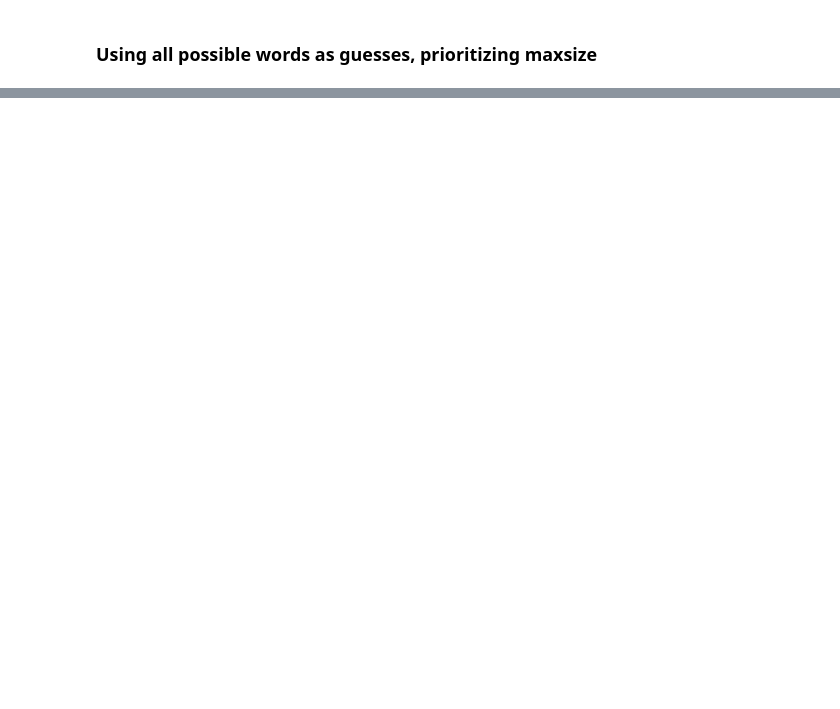
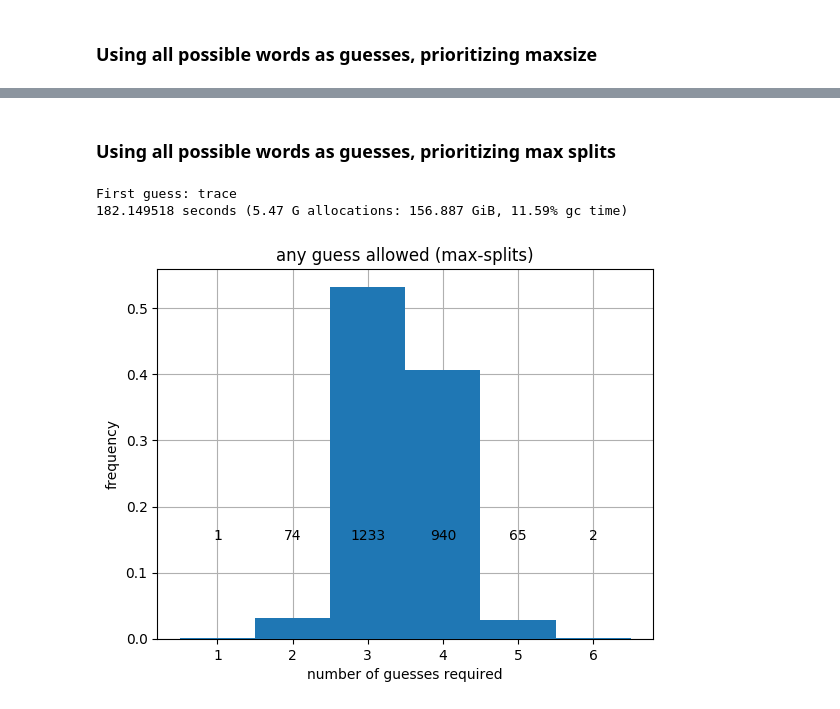
Before and after one commit to LaurentLessard/wordlesolver, a Jupyter notebook: performance.ipynb, the cells around one changed output, grey strips where cells are left out. Saved outputs shown, nothing was run; the diff lists cells and outputs as text; code cells hidden in the pictures; blank space fills up the shorter version.

```diff
--- a/performance.ipynb
+++ b/performance.ipynb
@@ -325,0 +178,15 @@ Statistics.mean(turns_all)
+# %% [markdown]
+### Using all possible words as guesses, prioritizing max splits
+# %%
+turns_all_split = get_num_turns(ALL_WORD_IDXS, SOLUTION_WORD_IDXS, heuristic=PRIORITIZE_SPLITS);
+# %% [output]
+First guess: trace
+182.149518 seconds (5.47 G allocations: 156.887 GiB, 11.59% gc time)
+# %%
+plot_num_turns(
+    turns_all_split,
+    title_text="any guess allowed (max-splits)",
+    saved_filename="strat_using_any_guess_prioritize_splits.png"
+)
+# %% [output]
+[figure, added]
```
Also changed, not shown: parts of 65 cells of this notebook, 12 other files.
